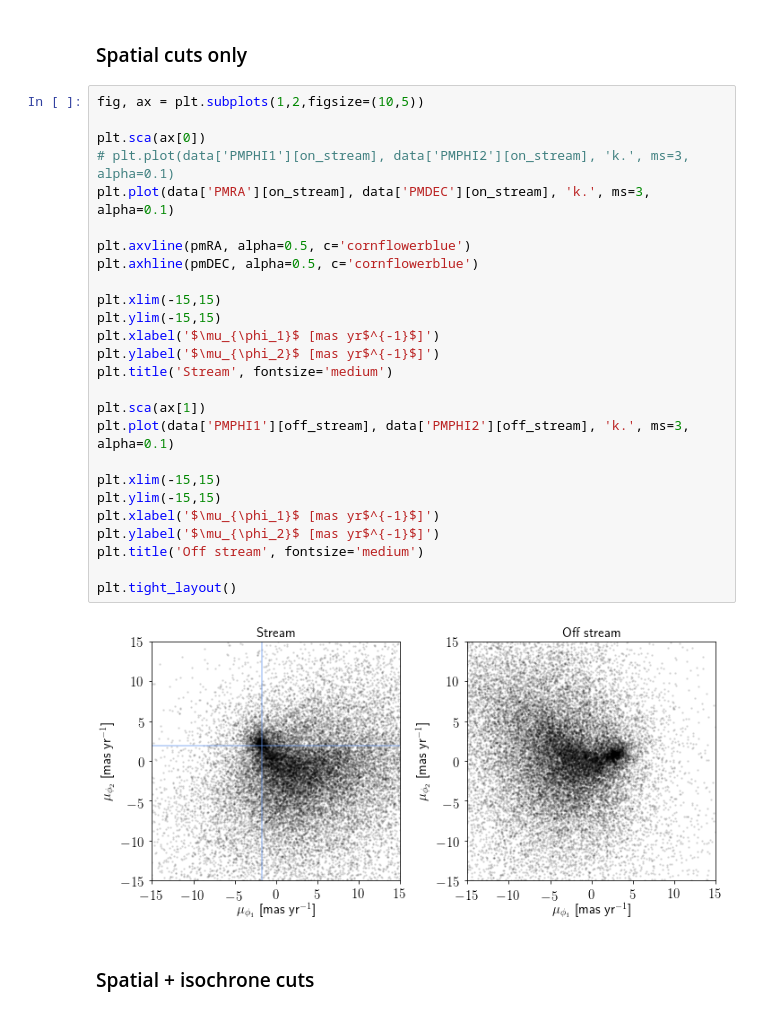
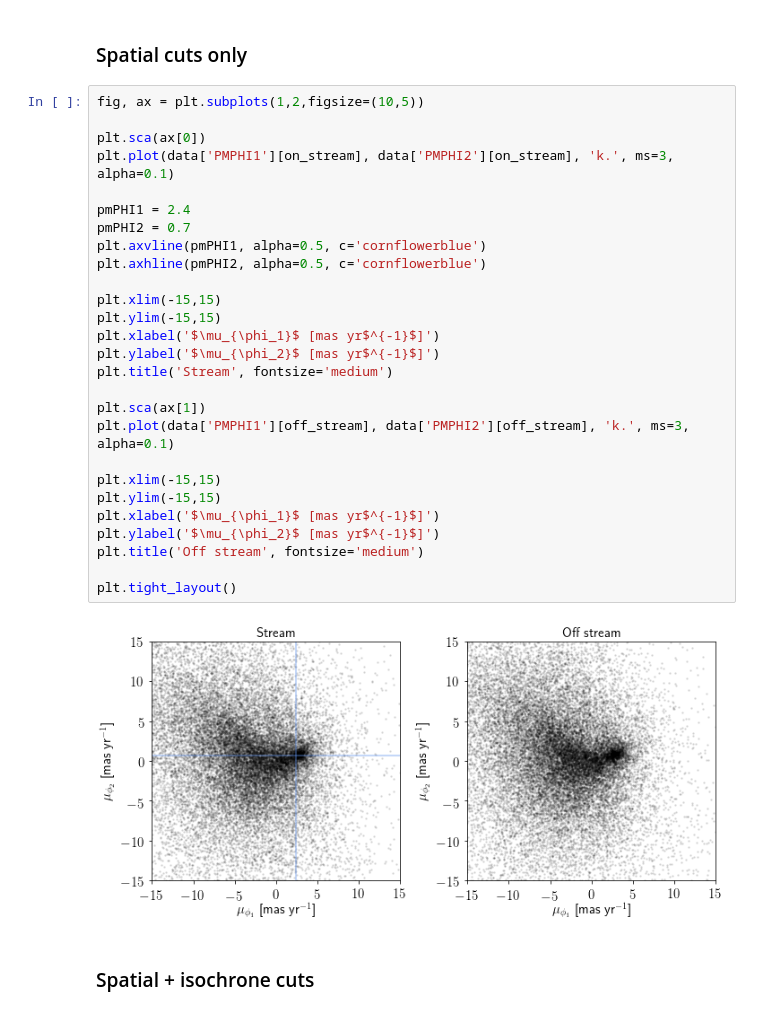
Before and after one commit to norashipp/shared_notebooks, a Jupyter notebook: Elqui.ipynb, the cells around one changed output. Cells and saved outputs as stored; diff of their text form.

Commit message:
update pm plot

```diff
--- a/Elqui.ipynb
+++ b/Elqui.ipynb
@@ -197,31 +197,32 @@ pm.colorbar(im)
 # %%
 fig, ax = plt.subplots(1,2,figsize=(10,5))
 
 plt.sca(ax[0])
-# plt.plot(data['PMPHI1'][on_stream], data['PMPHI2'][on_stream], 'k.', ms=3, alpha=0.1)
-plt.plot(data['PMRA'][on_stream], data['PMDEC'][on_stream], 'k.', ms=3, alpha=0.1)
+plt.plot(data['PMPHI1'][on_stream], data['PMPHI2'][on_stream], 'k.', ms=3, alpha=0.1)
 
-plt.axvline(pmRA, alpha=0.5, c='cornflowerblue')
-plt.axhline(pmDEC, alpha=0.5, c='cornflowerblue')
+pmPHI1 = 2.4
+pmPHI2 = 0.7
+plt.axvline(pmPHI1, alpha=0.5, c='cornflowerblue')
+plt.axhline(pmPHI2, alpha=0.5, c='cornflowerblue')
 
 plt.xlim(-15,15)
 plt.ylim(-15,15)
 plt.xlabel('$\mu_{\phi_1}$ [mas yr$^{-1}$]')
 plt.ylabel('$\mu_{\phi_2}$ [mas yr$^{-1}$]')
 plt.title('Stream', fontsize='medium')
 
 plt.sca(ax[1])
 plt.plot(data['PMPHI1'][off_stream], data['PMPHI2'][off_stream], 'k.', ms=3, alpha=0.1)
 
 plt.xlim(-15,15)
 plt.ylim(-15,15)
 plt.xlabel('$\mu_{\phi_1}$ [mas yr$^{-1}$]')
 plt.ylabel('$\mu_{\phi_2}$ [mas yr$^{-1}$]')
 plt.title('Off stream', fontsize='medium')
 
 plt.tight_layout()
 # %% [output]
-[figure, old version]
+[figure, new version]
 # %% [markdown]
 ### Spatial + isochrone cuts
 # %%
```
